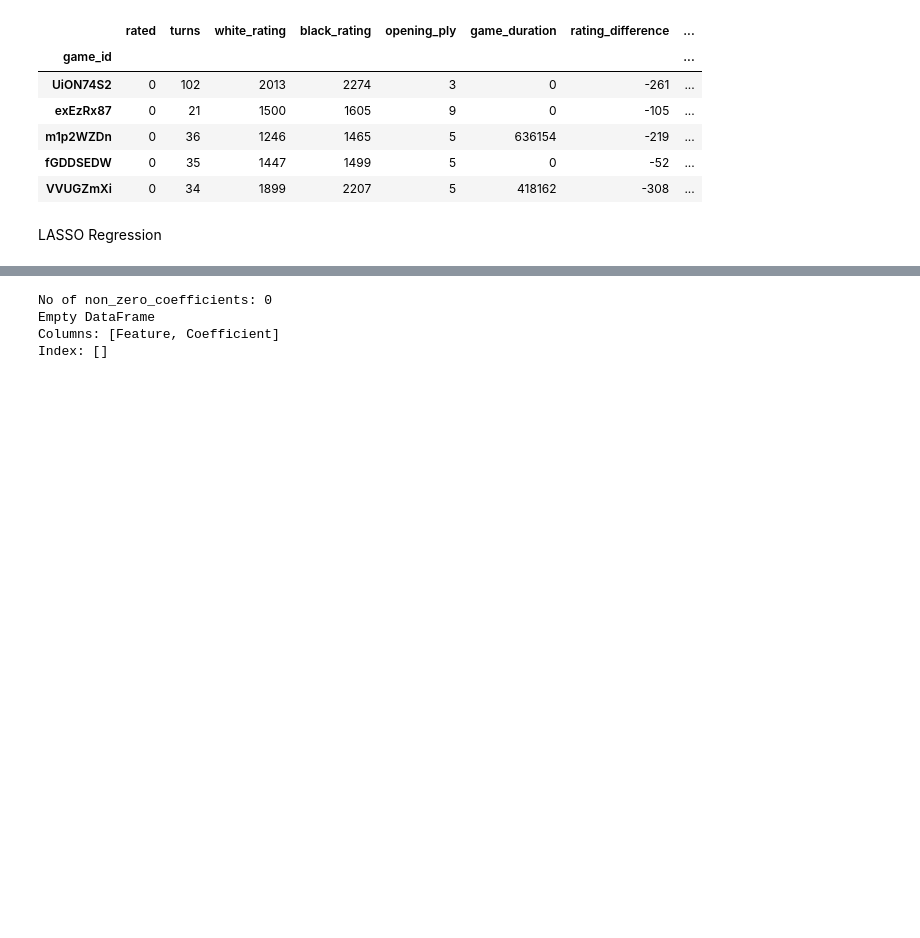
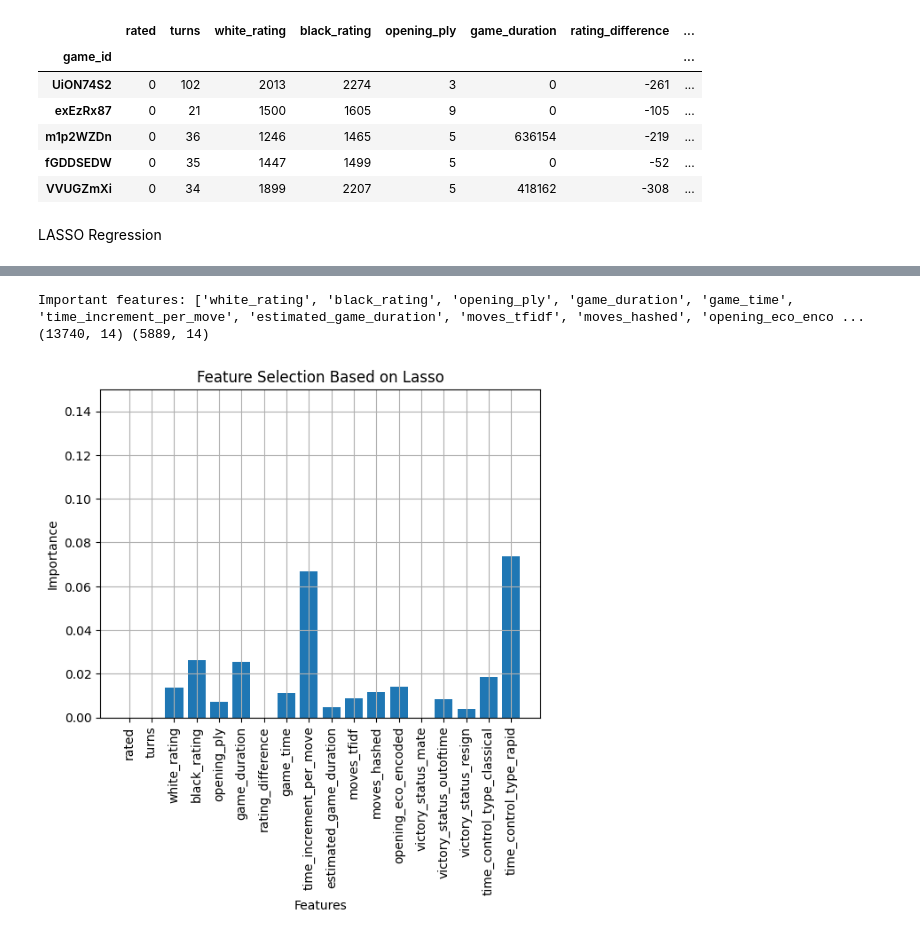
Before and after one commit to i-am-christy/The-Chess-Project, a Jupyter notebook: chess_project.ipynb, the cells around one changed output, grey strips where cells are left out. Drawn from its saved outputs; the diff is of its cells as text; code cells hidden in the pictures; blank space fills up the shorter version.

Commit message:
built the lasso model and evaluates it, I want to cross check the EDA though

```diff
--- a/chess_project.ipynb
+++ b/chess_project.ipynb
@@ -673,18 +694,33 @@ MSE: 0.9499050508987911
-# %%
-#display the important features
-non_zero_coefficients = np.sum(lasso.coef_ != 0)
-print(f"No of non_zero_coefficients: {non_zero_coefficients}")
-
-#coefficients and thier respective features
-coefficients = pd.DataFrame(
-    {
-        'Feature' : X_train_joined.columns,
-        'Coefficient' : lasso.coef_
-    }
-)
-print(coefficients[coefficients['Coefficient'] != 0])
-# %% [output]
-No of non_zero_coefficients: 0
-Empty DataFrame
-Columns: [Feature, Coefficient]
-Index: []
+# %%
+#obtaining the important features
+feature_names = X_train_joined.columns.tolist()
+# Combine coefficients from all classes (absolute value helps identify global importance)
+coefficients = np.sum(np.abs(lasso.coef_), axis=0)
+
+# Find the indices of non-zero coefficients
+important_feature_indices = np.where(coefficients != 0)[0]
+
+# Extract feature names corresponding to non-zero coefficients
+important_features = [feature_names[i] for i in important_feature_indices]
+print(f"Important features: {important_features}")
+
+# Subset the scaled data
+X_train_selected_scaled = X_train_scaled[:, important_feature_indices]
+X_test_selected_scaled = X_test_scaled[:, important_feature_indices]
+
+print(X_train_selected_scaled.shape, X_test_selected_scaled.shape)
+# %% [output]
+Important features: ['white_rating', 'black_rating', 'opening_ply', 'game_duration', 'game_time', 'time_increment_per_move', 'estimated_game_duration', 'moves_tfidf', 'moves_hashed', 'opening_eco_enco ...
+(13740, 14) (5889, 14)
+# %%
+#plotting the column name and the importance of each column
+plt.bar(feature_names, coefficients)
+plt.xticks(rotation=90)
+plt.grid()
+plt.title("Feature Selection Based on Lasso")
+plt.xlabel("Features")
+plt.ylabel("Importance")
+plt.ylim(0, 0.15)
+plt.show()
+# %% [output]
+[figure, added]
```
Also changed, not shown: parts of 4 cells of this notebook.
